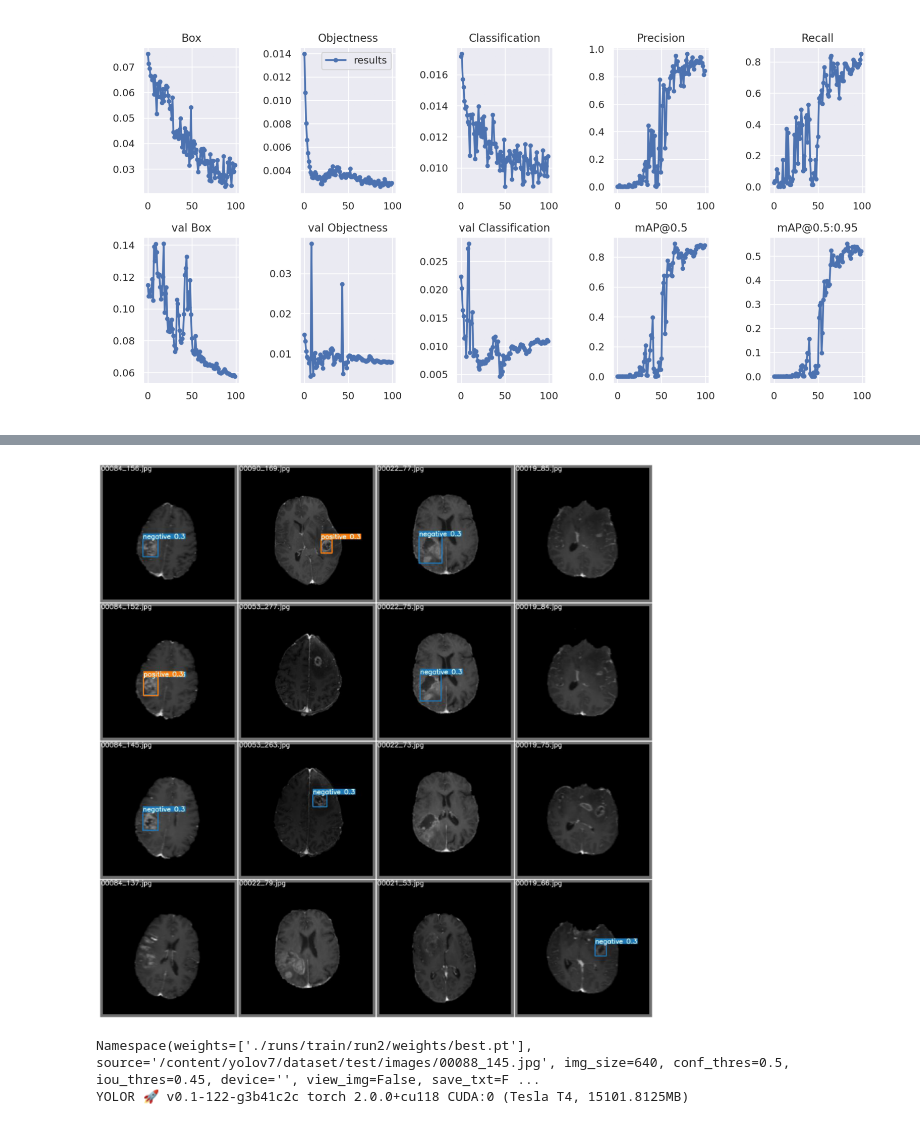
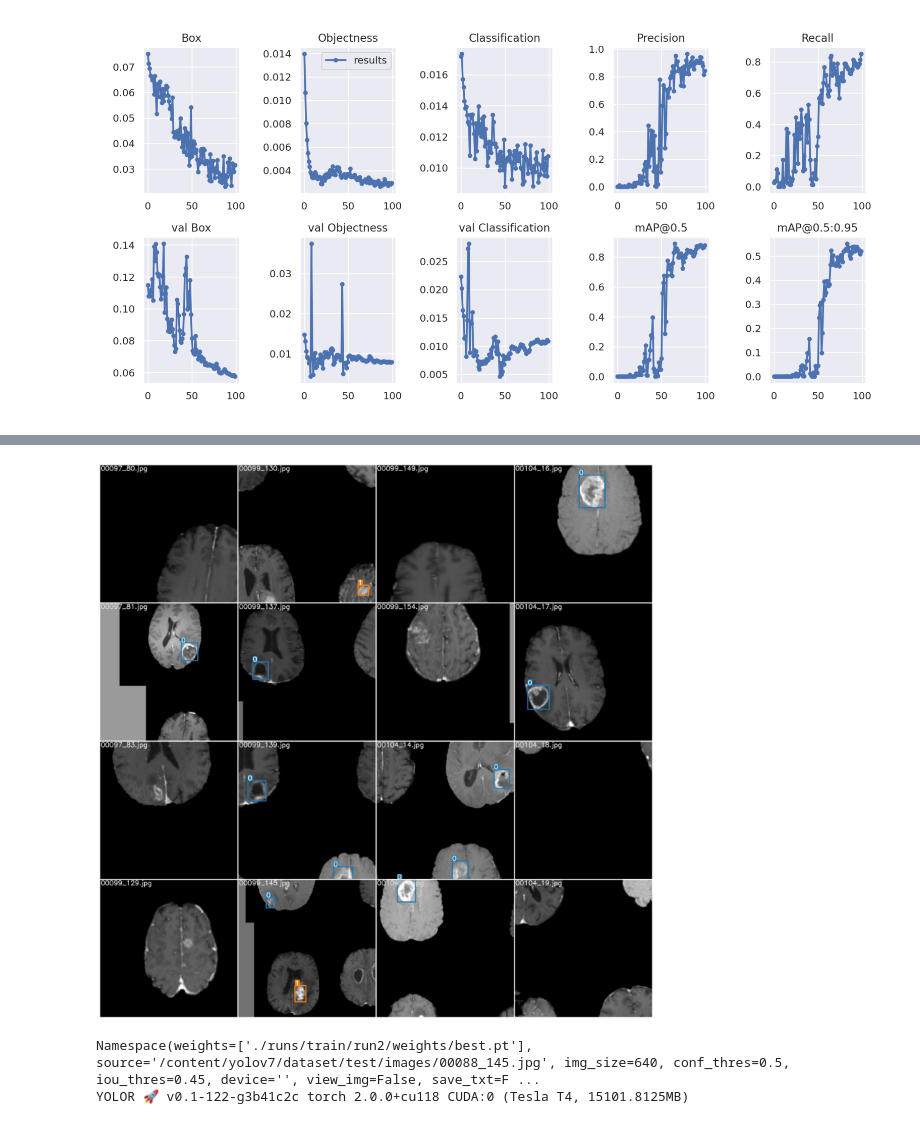
Before and after one commit to manasmaskar/brainTumor, a Jupyter notebook: brain2.ipynb, the cells around one changed output, grey strips where cells are left out. Drawn from its saved outputs; the diff is of its cells as text; code cells hidden in the pictures.

```diff
--- a/brain2.ipynb
+++ b/brain2.ipynb
@@ -319,11 +342,13 @@ plt.show()
 # %%
-img = plt.imread('./runs/train/run2/test_batch1_pred.jpg')
+#large dataset batch 1 images
+
+img = plt.imread('/content/drive/MyDrive/brain2/yoloV7_rs/r12/train_batch1.jpg')
 plt.figure(figsize=(20,20))
 plt.imshow(img)
 plt.axis('off')
 plt.show()
 # %% [output]
-[figure, old version]
+[figure, new version]
 # %%
 img = random.choice(test_images)
 ! python ./yolov7/detect.py  --weights ./runs/train/run2/weights/best.pt --conf 0.5 --img-size 640 --source '/content/yolov7/dataset/test/images/{img}' --no-trace
```
Also changed, not shown: parts of 13 cells of this notebook.
